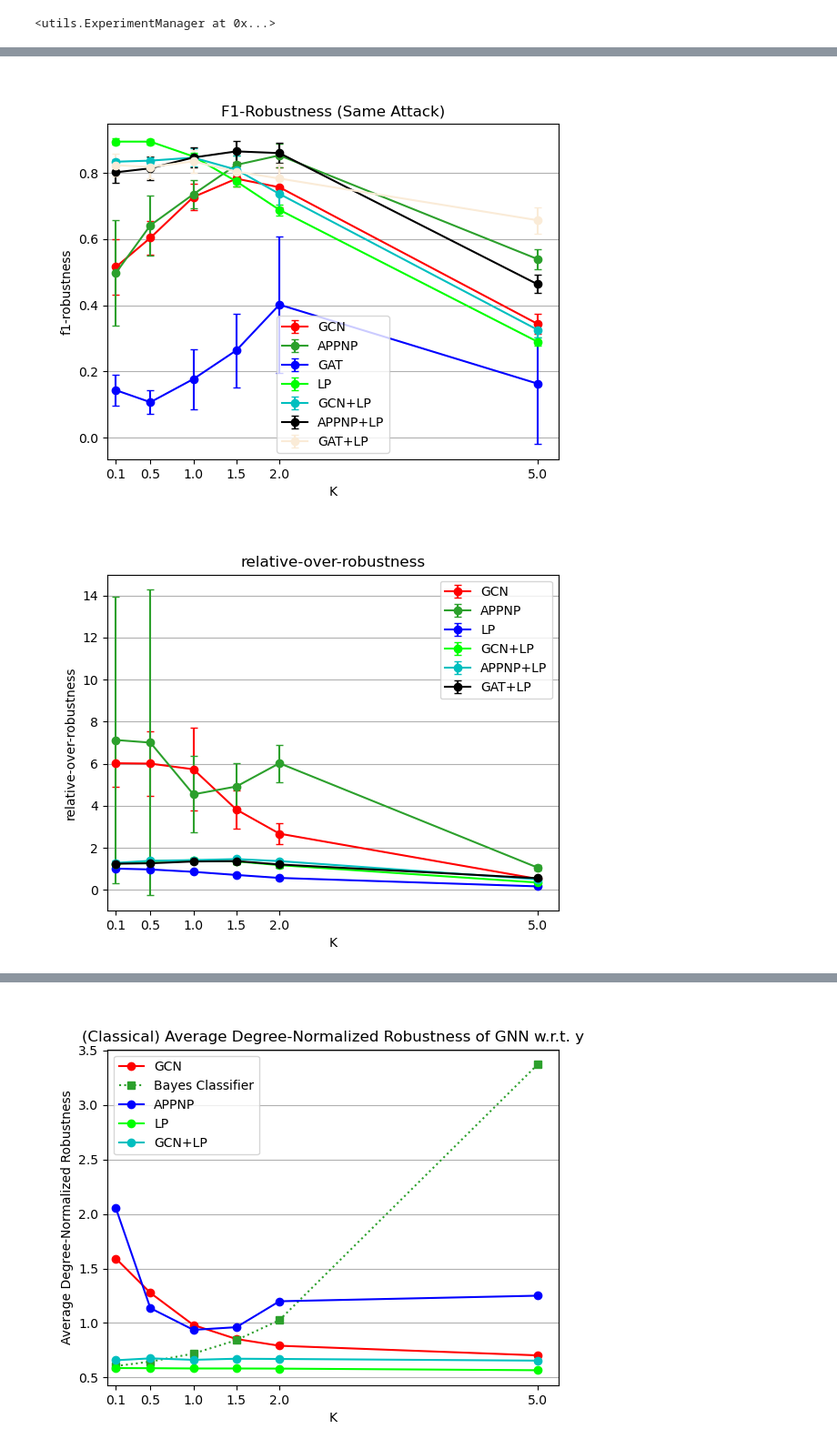
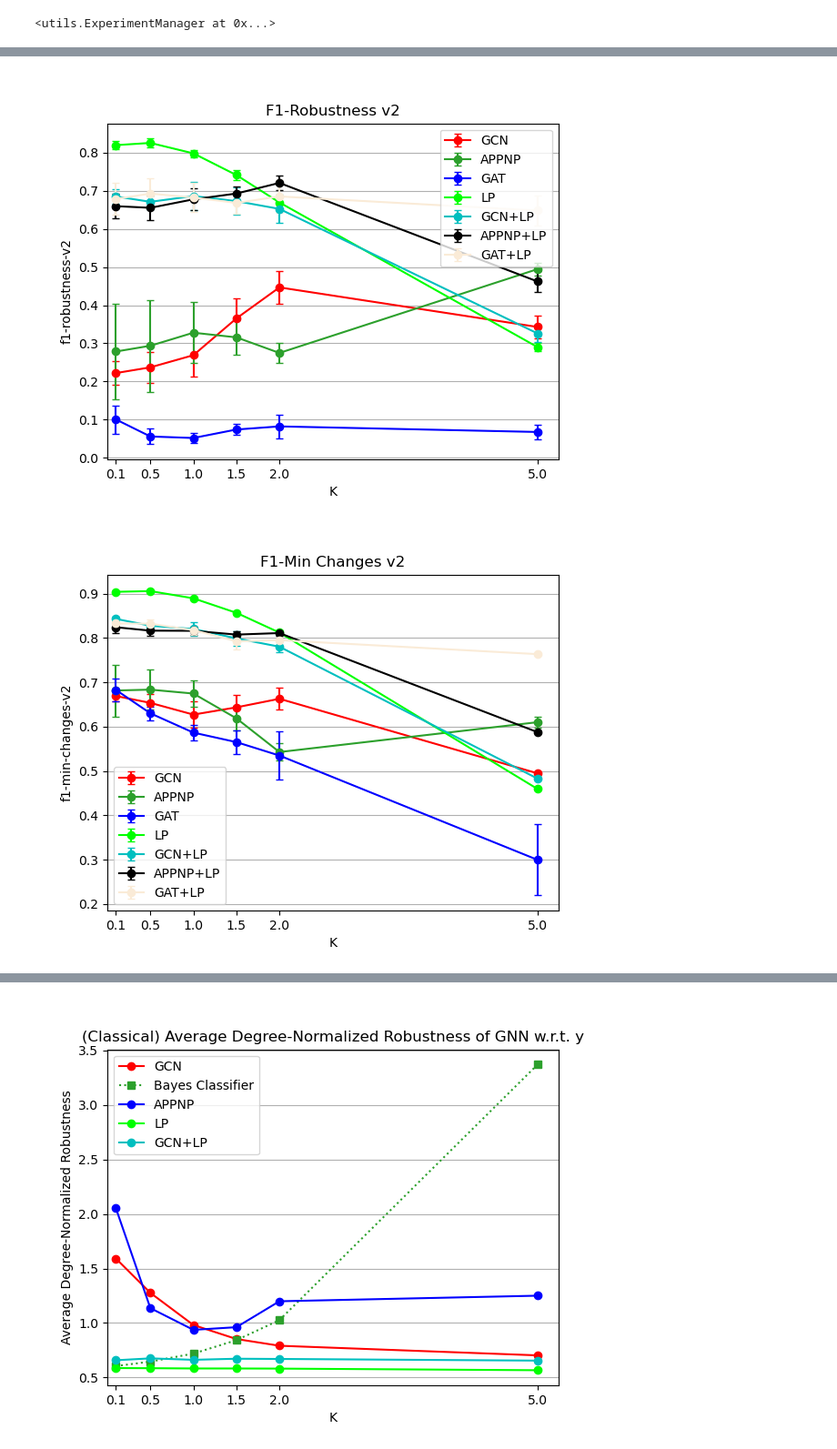
Before and after one commit to saper0/revisiting_robustness, a Jupyter notebook: notebooks/robustness/over_robustness.ipynb, the cells around one changed output, grey strips where cells are left out. Shown at 91% size. Saved outputs shown, nothing was run; the diff lists cells and outputs as text; code cells hidden in the pictures.

Commit message:
Implemented extensive ploting and evaluation of experiemnts. Added final over- and underrobustness metrics.

```diff
--- a/notebooks/robustness/over_robustness.ipynb
+++ b/notebooks/robustness/over_robustness.ipynb
@@ -106,3 +106,5 @@ experiments = [gcn_exp, gcn_exp_weak,
                appnp_lp_exp, appnp_lp_exp_weak,
                gat_lp_exp, gat_lp_exp_weak]
 experiment_manager = ExperimentManager(experiments)
+# %%
+experiment_manager = ExperimentManager([gcn_exp])
@@ -148,11 +178,18 @@ experiment_manager.plot(name="f1-robustness", attack="l2-weak", models=models, e
 # %%
 models = ["GCN", "APPNP", "LP", "GAT", "GCN+LP", "APPNP+LP", "GAT+LP"]
-title = "F1-Robustness (Same Attack)"
-experiment_manager.plot(name="f1-robustness", attack="l2", models=models, errorbars=True, title=title)
+#models = ["GAT"]
+title = "F1-Robustness v2"
+experiment_manager.plot_f1(name="f1-robustness-v2", attack_overrobustness="l2-weak",
+                           attack_advrobustness="l2", models=models,
+                           errorbars=True, title=title)
 # %% [output]
-[figure, old version]
+[figure, new version]
 # %%
-models = ["GCN", "APPNP", "LP", "GCN+LP", "APPNP+LP", "GAT+LP"]
-experiment_manager.plot(name="relative-over-robustness", attack="l2-weak", models=models, errorbars=True)
+models = ["GCN", "APPNP", "LP", "GAT", "GCN+LP", "APPNP+LP", "GAT+LP"]
+#models = ["GAT"]
+title = "F1-Min Changes v2"
+experiment_manager.plot_f1(name="f1-min-changes-v2", attack_overrobustness="l2-weak",
+                           attack_advrobustness="l2", models=models,
+                           errorbars=True, title=title)
 # %% [output]
-[figure, old version]
+[figure, new version]
```
Also changed, not shown: parts of 19 cells of this notebook, 1 other file.
